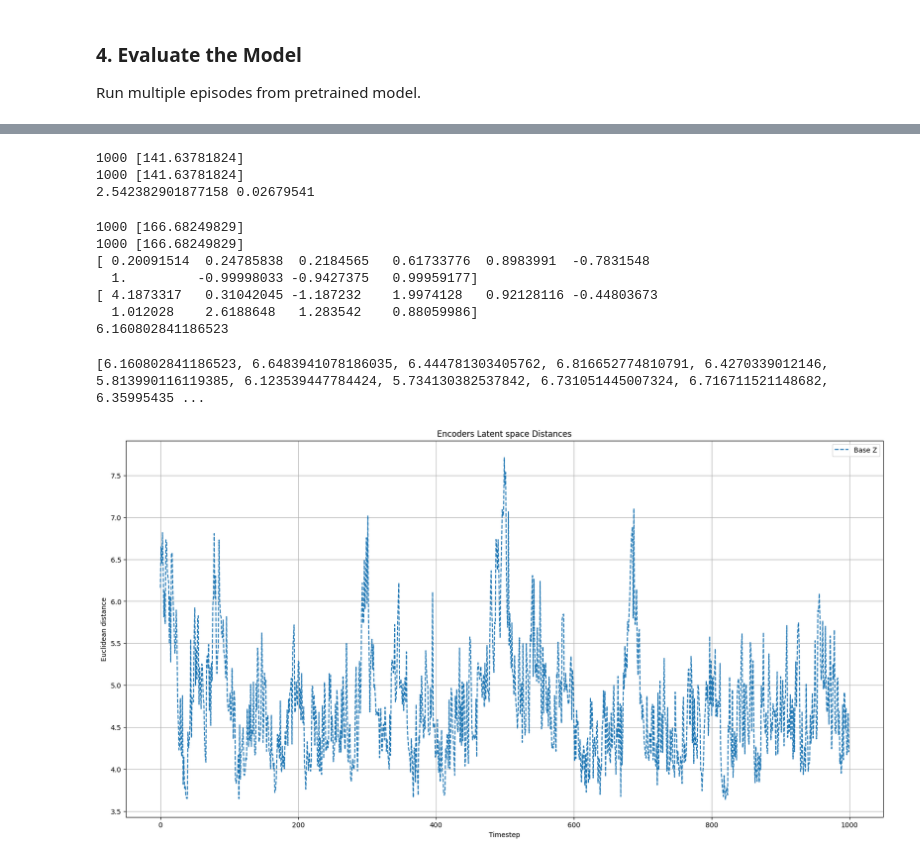
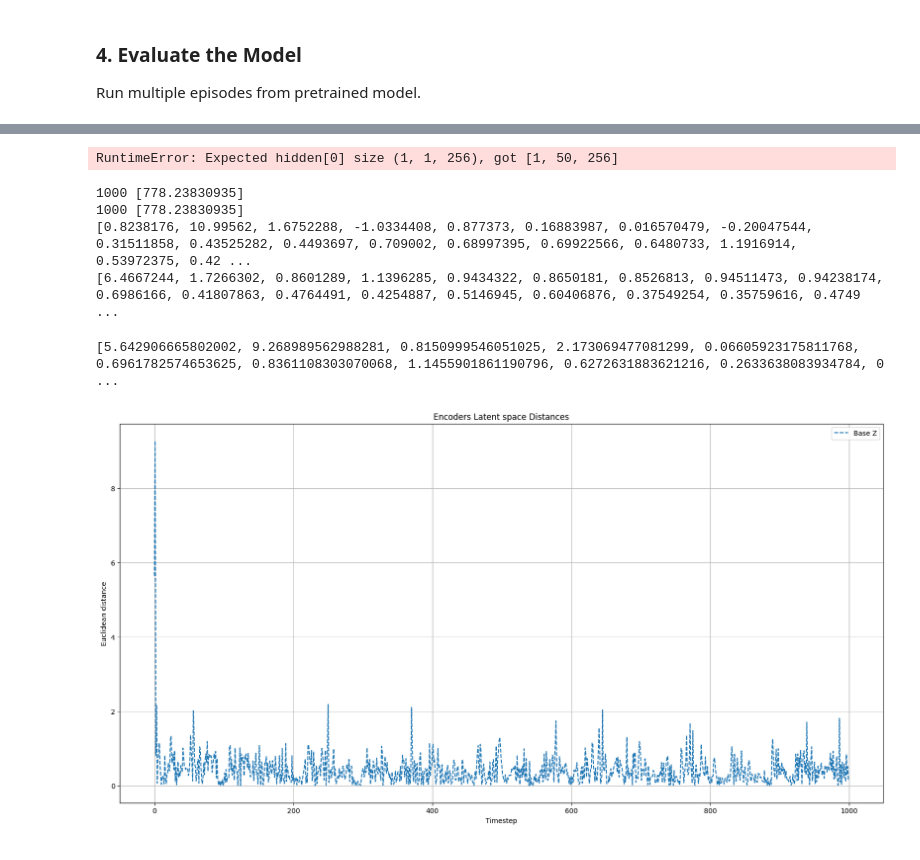
Before and after one commit to Paulomen2712/tum-adlr-ws25-16, a Jupyter notebook: PPO_ant.ipynb, the cells around one changed output, grey strips where cells are left out. Saved outputs shown, nothing was run; the diff lists cells and outputs as text; code cells hidden in the pictures.

Commit message:
confirm changes and saved models

```diff
--- a/PPO_ant.ipynb
+++ b/PPO_ant.ipynb
@@ -32,7 +32,7 @@ misc_hyperparameters = {
     'env': Ant,
     'activation': torch.nn.ReLU,
     'base_encoder_class': MLP,
-    # 'adaptive_class': LSTMAdaptiveActorCritic,
+    'adaptive_class': LSTMAdaptiveActorCritic,
     'env_args': {
         'env_class': Ant_Stiffness,
         'known_disturbances':True,
@@ -51,13 +51,13 @@ else:
 # %% [markdown]
 Initialise the model fo the desired timestamps. Alternatively can specify a checkpoint to continue training.
 # %%
-checkpoint = 'ppo_checkpoints/ant_test2'
+checkpoint = 'ppo_checkpoints/ant-45'
 # checkpoint = 'ppo_checkpoints/ant-1'
-LOAD_MODEL = False
+LOAD_MODEL = True
 
 ppo = PPO(logger, **hyperparameters, **misc_hyperparameters)
 
 if LOAD_MODEL:
-    ppo.policy.load_state_dict(torch.load(checkpoint + "/base.pth"))
+    ppo.policy.load_state_dict(torch.load(checkpoint + "/ppo_policy_500.pth"))
     # ppo.adpt_module.load_state_dict(torch.load(checkpoint + "/adp_model.pth"))
     # ppo.adapt_policy.set_policy(ppo.policy)
@@ -103,7 +101,7 @@ torch.save(ppo.adpt_module.state_dict(), path + "adpt.pth")
 # %%
 
 import numpy as np
-MAX_IT = 25
+MAX_IT = 100
 val_t = np.zeros(MAX_IT)
 val_rew = np.zeros(MAX_IT)
 ppo.policy.cpu()
@@ -113,7 +111,7 @@ for i in  range(0, MAX_IT):
         model = env.envs[0].model
         t = 1
         reward = 0
-        while not done[0] and t < 5000:
+        while not done[0] and t < 1000:
             action = ppo.policy.sample_action(torch.Tensor(obs))
             obs, rew, done = env.step(action.numpy())
             t+=1
@@ -168,9 +198,7 @@ while not done[0] and t < 1_000:
 print(t, reward)
 print(wind_vals[0], base_z[0])
 # %% [output]
-1000 [141.63781824]
-1000 [141.63781824]
-2.542382901877158 0.02679541
+RuntimeError: Expected hidden[0] size (1, 1, 256), got [1, 50, 256]
 # %%
 from scipy.spatial.distance import euclidean, cityblock, cosine
 
@@ -185,14 +213,14 @@ obs, done = env.reset()
 
 reward = 0
 t = 0
-while not done[0] and t < 1_000:
+while not done[0] and t < 5000:
     wind_vals.append(obs[0, -1])
 
     obs_tensor = torch.tensor(obs, dtype=torch.float32).to(ppo.device)
     action,_ = ppo.adapt_policy.sample_action(obs_tensor)
 
-    base_output = ppo.policy.encoder(obs_tensor).detach().cpu().numpy().squeeze()
-    adpt_output = ppo.adapt_policy.encode(obs_tensor).detach().cpu().numpy().squeeze()[-10:]
+    base_output = ppo.policy.encoder(obs_tensor).detach().cpu().numpy().squeeze().flatten()[0]
+    adpt_output = ppo.adapt_policy.encode(obs_tensor).detach().cpu().numpy().squeeze()[-1]
     base_z.append(base_output)
     adpt_z.append(adpt_output)
 
@@ -205,41 +233,37 @@ while not done[0] and t < 1_000:
         print(t, reward)
 print(t, reward)
 # print(wind_vals[0], base_z[0])
-print(base_z[0])
-print(adpt_z[0])
-print(euclidean(base_z[0].squeeze(), adpt_z[0]))
+print(base_z)
+print(adpt_z)
 # %% [output]
-1000 [166.68249829]
-1000 [166.68249829]
-[ 0.20091514  0.24785838  0.2184565   0.61733776  0.8983991  -0.7831548
-  1.         -0.99998033 -0.9427375   0.99959177]
-[ 4.1873317   0.31042045 -1.187232    1.9974128   0.92128116 -0.44803673
-  1.012028    2.6188648   1.283542    0.88059986]
-6.160802841186523
+1000 [778.23830935]
+1000 [778.23830935]
+[0.8238176, 10.99562, 1.6752288, -1.0334408, 0.877373, 0.16883987, 0.016570479, -0.20047544, 0.31511858, 0.43525282, 0.4493697, 0.709002, 0.68997395, 0.69922566, 0.6480733, 1.1916914, 0.53972375, 0.42 ...
+[6.4667244, 1.7266302, 0.8601289, 1.1396285, 0.9434322, 0.8650181, 0.8526813, 0.94511473, 0.94238174, 0.6986166, 0.41807863, 0.4764491, 0.4254887, 0.5146945, 0.60406876, 0.37549254, 0.35759616, 0.4749 ...
 # %%
 import matplotlib.pyplot as plt
 
 distances = []
 
 for i in range(len(base_z)):
-    distances.append(euclidean(base_z[i], adpt_z[i]))
+    distances.append(euclidean([base_z[i]], [adpt_z[i]]))
 
 print(distances)
 indices = range(len(distances))
 
 plt.figure(figsize=(20, 10))
 plt.plot(indices, distances, label="Base Z", linestyle='--')
 
 plt.xlabel("Timestep")
 plt.ylabel("Euclidean distance")
 plt.title(f"Encoders Latent space Distances")
 plt.legend()
 plt.grid(True)
 
 plt.show()
 # %% [output]
-[6.160802841186523, 6.6483941078186035, 6.444781303405762, 6.816652774810791, 6.4270339012146, 5.813990116119385, 6.123539447784424, 5.734130382537842, 6.731051445007324, 6.716711521148682, 6.35995435 ...
+[5.642906665802002, 9.268989562988281, 0.8150999546051025, 2.173069477081299, 0.06605923175811768, 0.6961782574653625, 0.8361108303070068, 1.1455901861190796, 0.6272631883621216, 0.2633638083934784, 0 ...
-[figure, old version]
+[figure, new version]
 # %%
 import matplotlib.pyplot as plt
 
```
Also changed, not shown: parts of 6 cells of this notebook, 14 other files.
